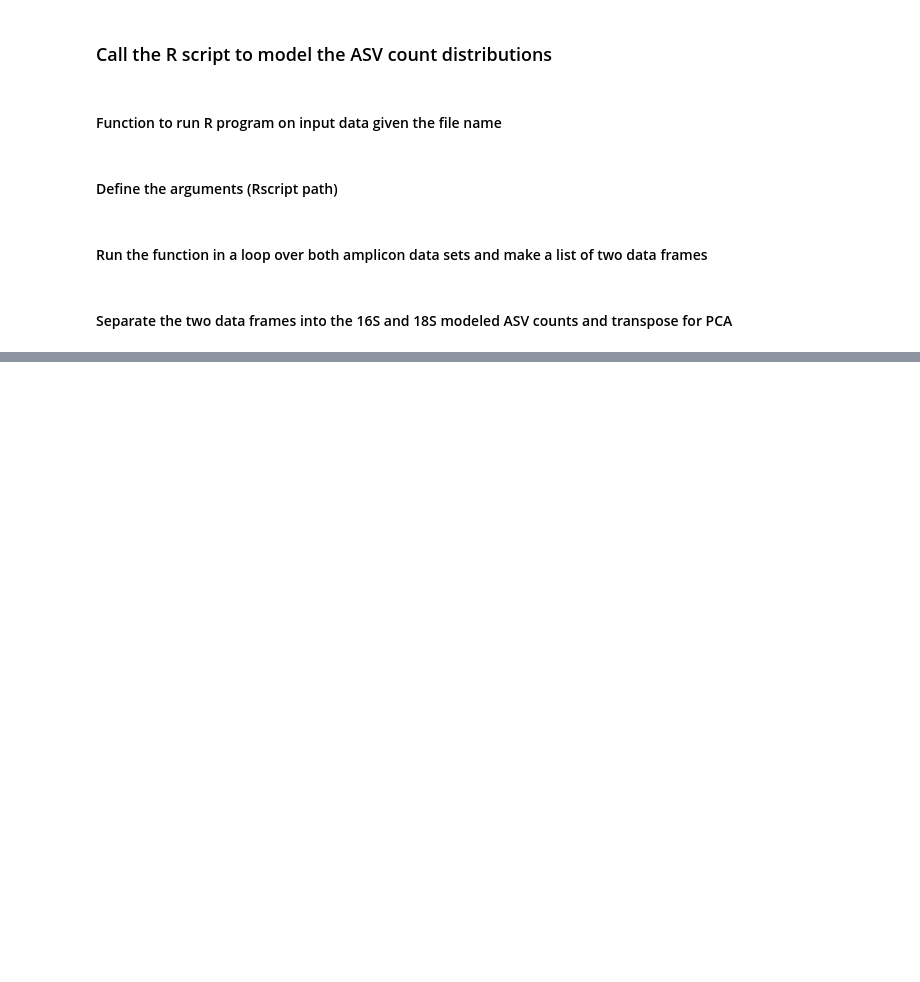
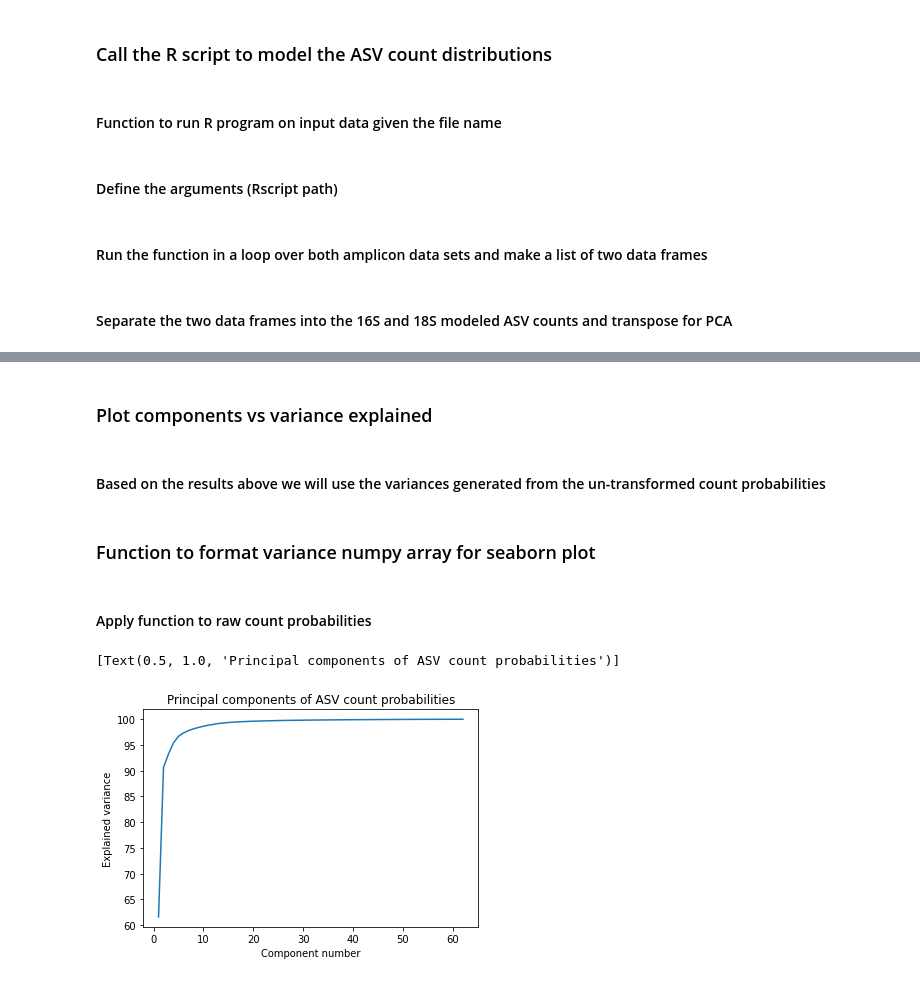
Before and after one commit to nvpatin/MAMBO, a Jupyter notebook: Amplicon_multitrophic_Bayesian.ipynb, the cells around one changed output, grey strips where cells are left out. Cells and saved outputs as stored; diff of their text form; code cells hidden in the pictures; blank space fills up the shorter version.

```diff
--- a/Amplicon_multitrophic_Bayesian.ipynb
+++ b/Amplicon_multitrophic_Bayesian.ipynb
@@ -82,7 +82,7 @@ def call_Rscript_for_amplicon_modeling(path, sample_num, arg1):
 # %% [markdown]
 #### Define the arguments (Rscript path)
 # %%
-path_to_rscript = '/Users/nastassia.patin/GitHub/NOAA-NCAR-Hackathon/ranRelPct_testdata.R'
+path_to_rscript = "/Users/nastassia.patin/GitHub/MarineDNA/ranRelPct_testdata.R"
 # %% [markdown]
 #### Run the function in a loop over both amplicon data sets and make a list of two data frames
 # %%
@@ -192,0 +146,6 @@ bayes_summary_16S_18S
+# %%
+# Untransformed 16S
+pca = PCA(n_components=62)
+pca.fit_transform(df_16S)
+variance_array_16S = np.cumsum(pca.explained_variance_ratio_ * 100)
+variance_array_16S
@@ -192,0 +240,23 @@ bayes_summary_16S_18S
+# %% [markdown]
+### Plot components vs variance explained
+# %% [markdown]
+#### Based on the results above we will use the variances generated from the un-transformed count probabilities
+# %% [markdown]
+### Function to format variance numpy array for seaborn plot
+# %%
+def format_variance_data_for_plotting(variance_array):
+    df = pd.DataFrame(variance_array, columns = ["Explained variance"])
+    df = df.reset_index(level=0)
+    df['index'] = df['index'] + 1
+    df = df.rename(columns = {"index" : "Component number"})
+    return(df)
+# %% [markdown]
+#### Apply function to raw count probabilities
+# %%
+# 16S count data
+df_variance = format_variance_data_for_plotting(variance_array_16S)
+sns.lineplot(data=df_variance, x="Component number",
+             y="Explained variance").set(title='Principal components of ASV count probabilities')
+# %% [output]
+[Text(0.5, 1.0, 'Principal components of ASV count probabilities')]
+[figure, added]
```
Also changed, not shown: parts of 49 cells of this notebook, 7 other files.
